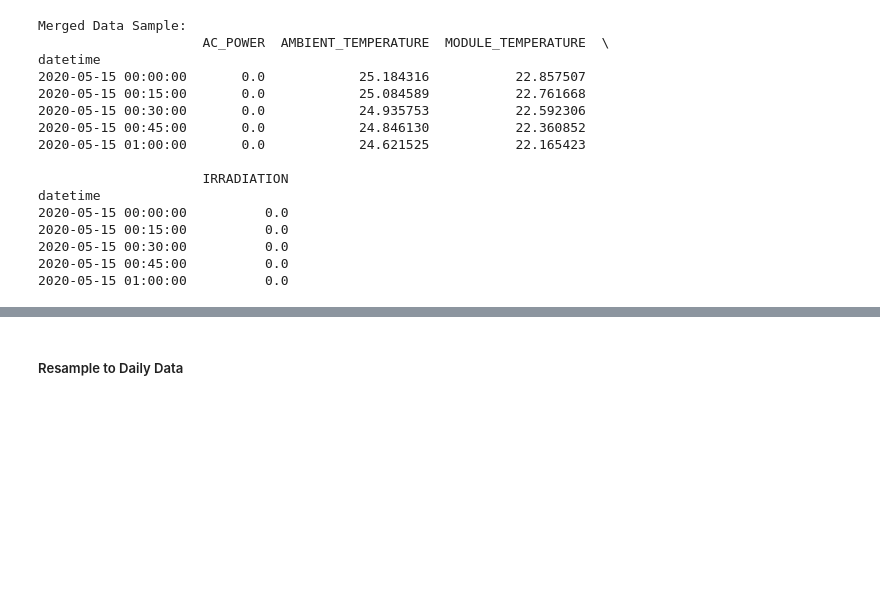
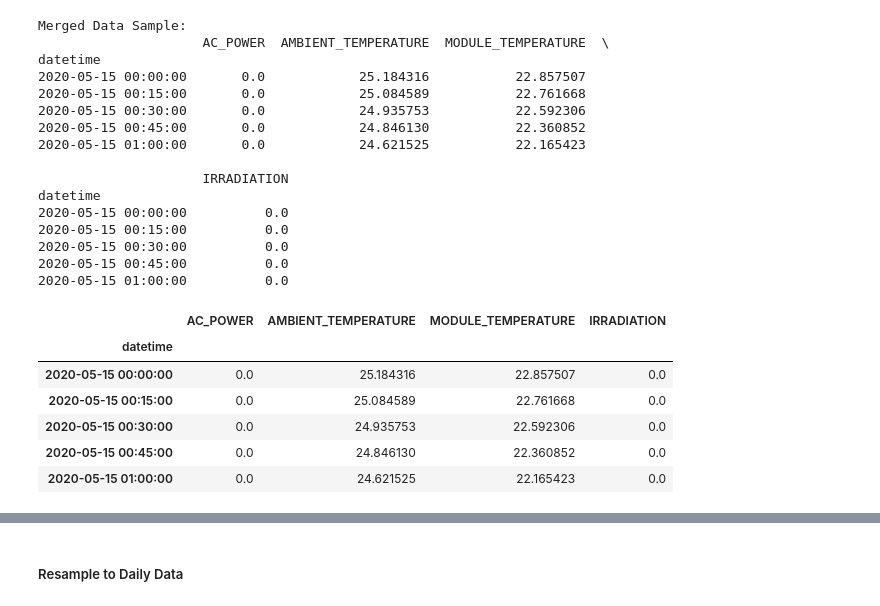
Before and after one commit to sanodyaJinadasa/Solar-Power-Generation-Forecasting, a Jupyter notebook: analysis.ipynb, the cells around one changed output, grey strips where cells are left out. Cells and saved outputs as stored; diff of their text form; code cells hidden in the pictures; blank space fills up the shorter version.

```diff
--- a/analysis.ipynb
+++ b/analysis.ipynb
@@ -73,3 +73,13 @@ datetime
 2020-05-15 00:30:00          0.0
 2020-05-15 00:45:00          0.0
 2020-05-15 01:00:00          0.0
+# %%
+data.head()
+# %% [output]
+|  | AC_POWER | AMBIENT_TEMPERATURE | MODULE_TEMPERATURE | IRRADIATION |
+| datetime |  |  |  |  |
+| 2020-05-15 00:00:00 | 0.0 | 25.184316 | 22.857507 | 0.0 |
+| 2020-05-15 00:15:00 | 0.0 | 25.084589 | 22.761668 | 0.0 |
+| 2020-05-15 00:30:00 | 0.0 | 24.935753 | 22.592306 | 0.0 |
+| 2020-05-15 00:45:00 | 0.0 | 24.846130 | 22.360852 | 0.0 |
+| 2020-05-15 01:00:00 | 0.0 | 24.621525 | 22.165423 | 0.0 |
```
Also changed, not shown: parts of 2 cells of this notebook.
